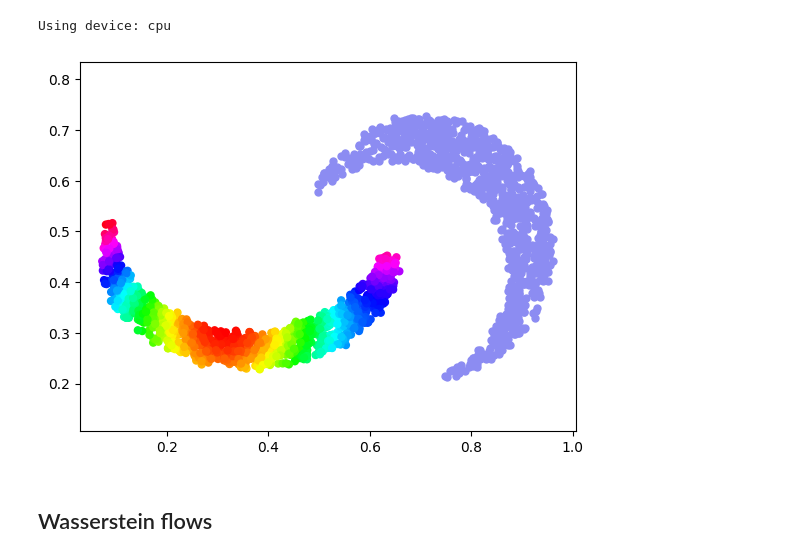
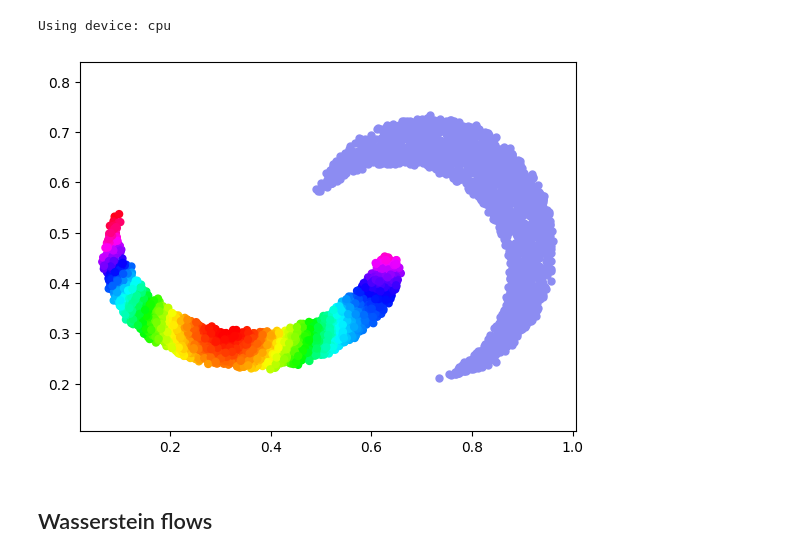
Before and after one commit to clementgilli/Wasserstein-Gradient-Flows-RobOT, a Jupyter notebook: robot.ipynb, the cells around one changed output. Cells and saved outputs as stored; diff of their text form; code cells hidden in the pictures.

```diff
--- a/robot.ipynb
+++ b/robot.ipynb
@@ -17,31 +17,31 @@ print("Using device:", device)
 # %% [output]
 Using device: cpu
 # %%
-N, M = (1000, 1000) if not use_cuda else (10000, 10000)
+N, M = (2000, 2000) if not use_cuda else (10000, 10000)
 
 X_i = draw_samples("data/moon_a.png", N, dtype).to(device)
 Y_j = draw_samples("data/moon_b.png", M, dtype).to(device)
 
 #affine transformation of X_i
 #theta = np.pi / 6  # rotation angle
 #scale = 1.8       # scaling factor
 #translation = torch.tensor([0.5, -0.5], device=device).type(dtype)
 
 #Y_j = scale * torch.tensor([[np.cos(theta), -np.sin(theta)],
 #                            [np.sin(theta),  np.cos(theta)]], device=device).type(dtype) @ X_i.t()
 #Y_j = Y_j.t() + translation
 #Y_j += 0.02 * torch.randn_like(Y_j)
 #Y_j = Y_j.contiguous()
 
 A_i = torch.ones((N, 1), device=device) / N
 B_j = torch.ones((1, M), device=device) / M
 
 colors = (np.cos(10 * X_i[:, 0].cpu().numpy()) + np.cos(10 * X_i[:, 1].cpu().numpy()))
 plt.scatter(X_i[:, 0].cpu(), X_i[:, 1].cpu(), 25, colors, cmap='hsv')
 plt.scatter(Y_j[:, 0].cpu(), Y_j[:, 1].cpu(), 25, [(0.55, 0.55, 0.95)])
 plt.axis("equal");
 # %% [output]
-[figure, old version]
+[figure, new version]
 # %% [markdown]
 ## Wasserstein flows
 # %%
```
Also changed, not shown: parts of 3 cells of this notebook, 5 other files.
